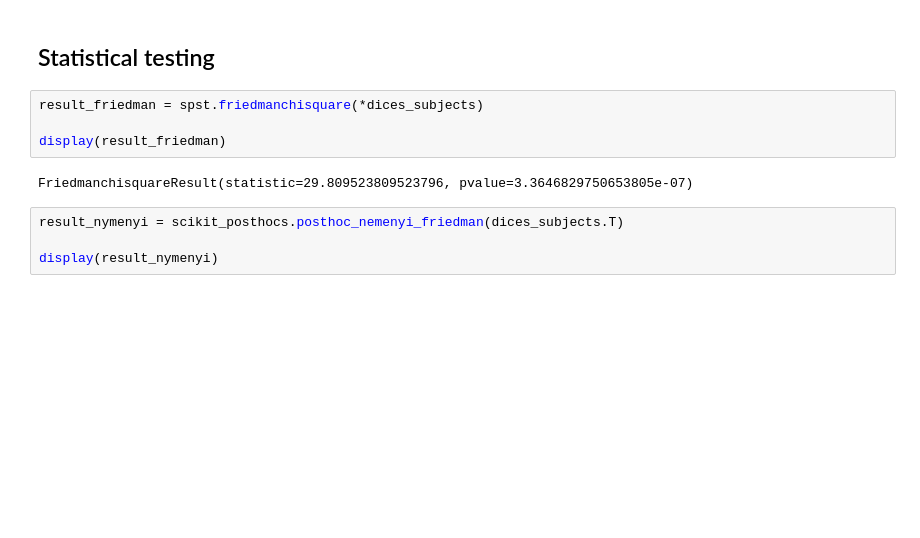
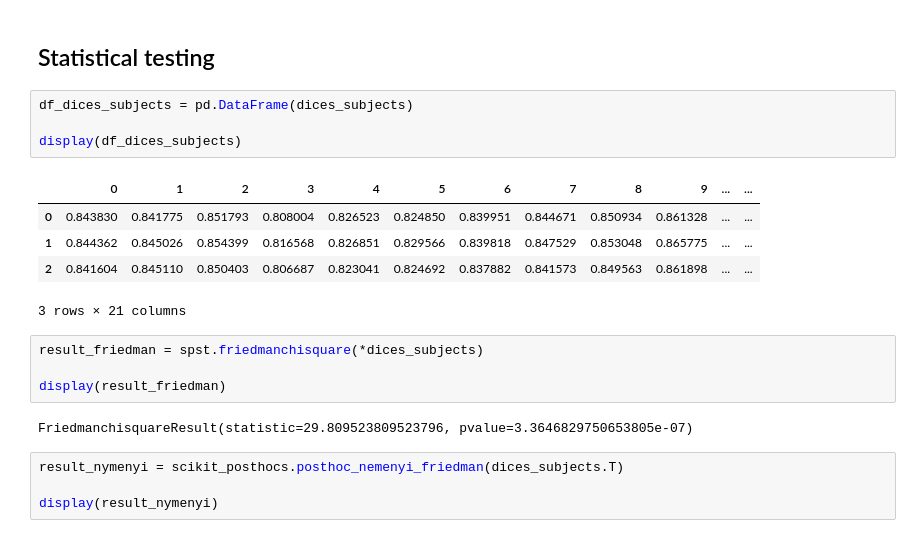
Before and after one commit to bertan-karacora/TractSeg, a Jupyter notebook: tractseg/utils/visualization_quantitative.ipynb, the cells around one changed output. Drawn from its saved outputs; the diff is of its cells as text; blank space fills up the shorter version.

```diff
--- a/tractseg/utils/visualization_quantitative.ipynb
+++ b/tractseg/utils/visualization_quantitative.ipynb
@@ -206,5 +216,15 @@ plot_results_tracts(dices_bundles_sorted, tracts_sorted)
 # %% [markdown]
 ## Statistical testing
+# %%
+df_dices_subjects = pd.DataFrame(dices_subjects)
+
+display(df_dices_subjects)
+# %% [output]
+|  | 0 | 1 | 2 | 3 | 4 | 5 | 6 | 7 | 8 | 9 | ... | ... |
+| 0 | 0.843830 | 0.841775 | 0.851793 | 0.808004 | 0.826523 | 0.824850 | 0.839951 | 0.844671 | 0.850934 | 0.861328 | ... | ... |
+| 1 | 0.844362 | 0.845026 | 0.854399 | 0.816568 | 0.826851 | 0.829566 | 0.839818 | 0.847529 | 0.853048 | 0.865775 | ... | ... |
+| 2 | 0.841604 | 0.845110 | 0.850403 | 0.806687 | 0.823041 | 0.824692 | 0.837882 | 0.841573 | 0.849563 | 0.861898 | ... | ... |
+3 rows × 21 columns
 # %%
 result_friedman = spst.friedmanchisquare(*dices_subjects)
 
```
Also changed, not shown: parts of 6 cells of this notebook.
